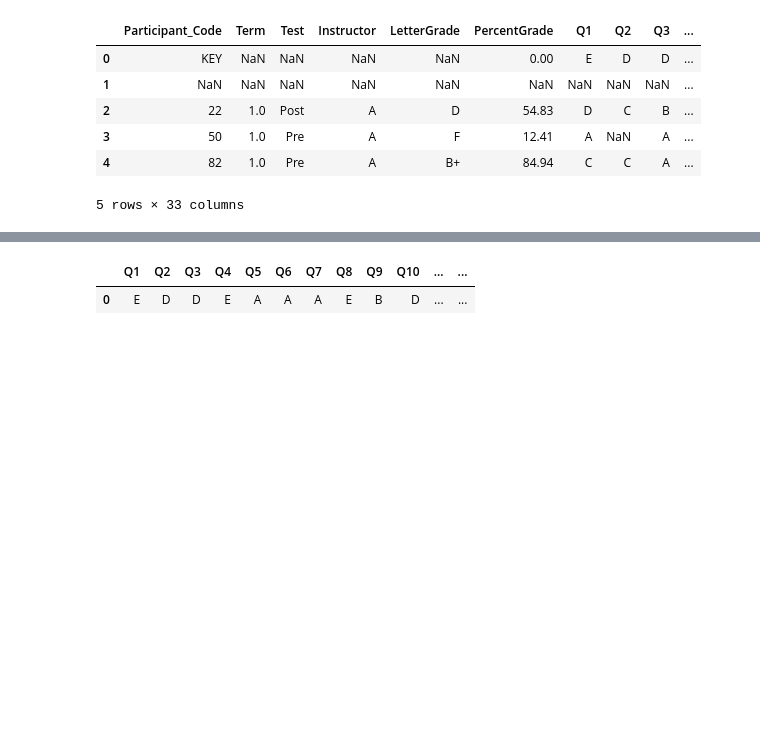
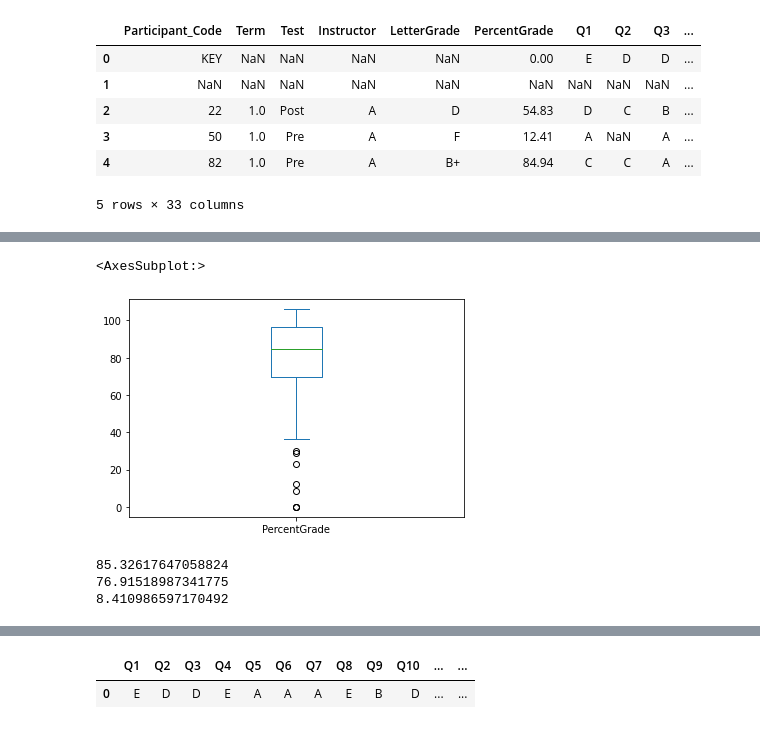
Before and after one commit to fc410/DataAnalysis, a Jupyter notebook: Grades Analysis.ipynb, the cells around one changed output, grey strips where cells are left out. Cells and saved outputs as stored; diff of their text form; code cells hidden in the pictures; blank space fills up the shorter version.

```diff
--- a/Grades Analysis.ipynb
+++ b/Grades Analysis.ipynb
@@ -61,0 +115,16 @@ data.drop(1, inplace = True)
+# %%
+# Now create a box plot for the pre test scores and compare with the post
+is_pre = test_results['Test'] == 'Pre'
+is_pre = test_results[is_pre]
+is_pre.plot(kind='box', x = 'Test', y = 'PercentGrade')
+# %% [output]
+<AxesSubplot:>
+[figure, added]
+# %%
+print(is_post['PercentGrade'].mean())
+print(is_pre['PercentGrade'].mean())
+print(is_post['PercentGrade'].mean() - is_pre['PercentGrade'].mean())
+# %% [output]
+85.32617647058824
+76.91518987341775
+8.410986597170492
```
Also changed, not shown: parts of 23 cells of this notebook, 4 other files.
